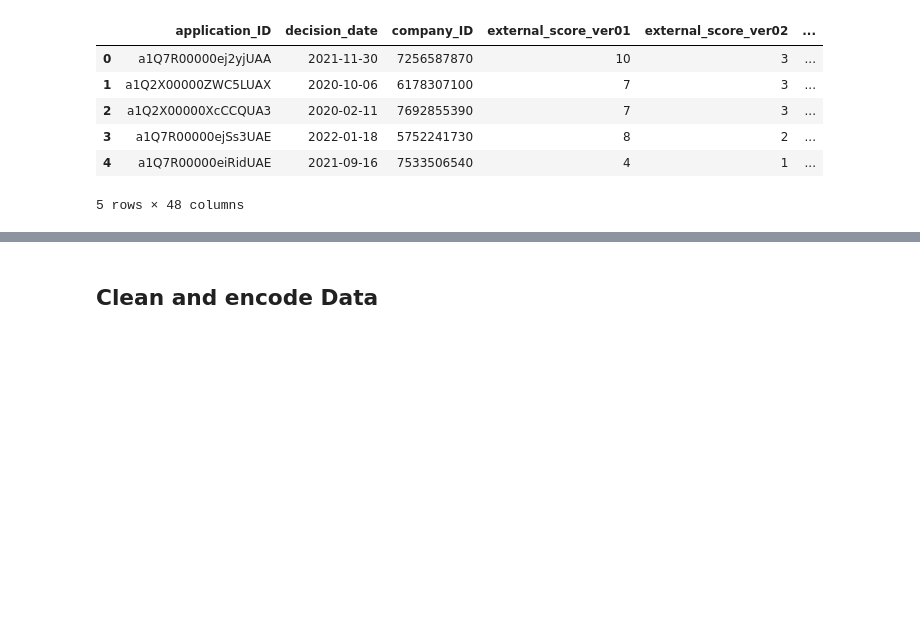
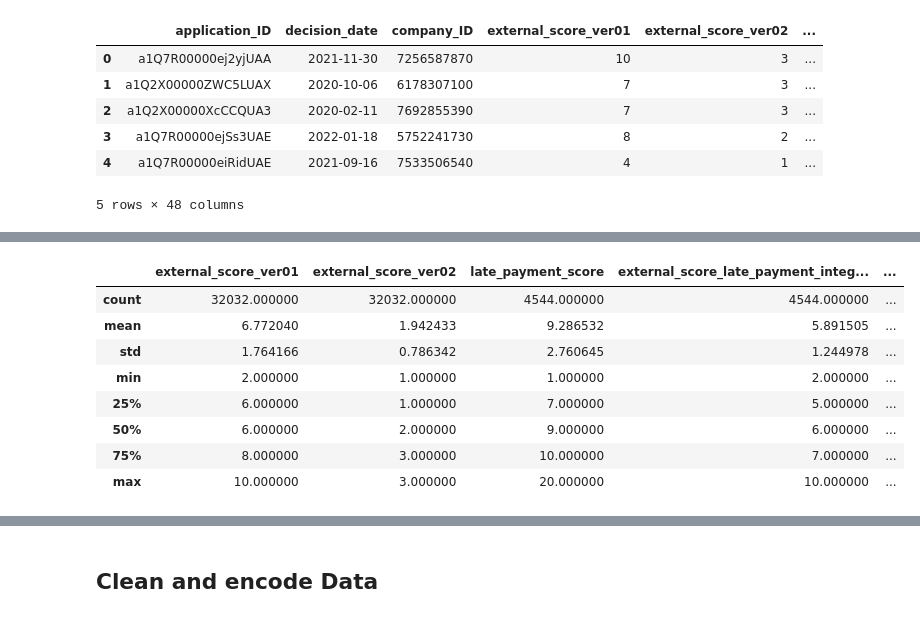
Before and after one commit to DanielGuarnizo/HACK4SDS, a Jupyter notebook: Dataset_DAY1/code.ipynb, the cells around one changed output, grey strips where cells are left out. Saved outputs shown, nothing was run; the diff lists cells and outputs as text; code cells hidden in the pictures; blank space fills up the shorter version.

```diff
--- a/Dataset_DAY1/code.ipynb
+++ b/Dataset_DAY1/code.ipynb
@@ -24,0 +29,12 @@ train_dataset.head()
+# %%
+train_dataset.describe()
+# %% [output]
+|  | external_score_ver01 | external_score_ver02 | late_payment_score | external_score_late_payment_integ... | ... |
+| count | 32032.000000 | 32032.000000 | 4544.000000 | 4544.000000 | ... |
+| mean | 6.772040 | 1.942433 | 9.286532 | 5.891505 | ... |
+| std | 1.764166 | 0.786342 | 2.760645 | 1.244978 | ... |
+| min | 2.000000 | 1.000000 | 1.000000 | 2.000000 | ... |
+| 25% | 6.000000 | 1.000000 | 7.000000 | 5.000000 | ... |
+| 50% | 6.000000 | 2.000000 | 9.000000 | 6.000000 | ... |
+| 75% | 8.000000 | 3.000000 | 10.000000 | 7.000000 | ... |
+| max | 10.000000 | 3.000000 | 20.000000 | 10.000000 | ... |
```
Also changed, not shown: parts of 6 cells of this notebook.
